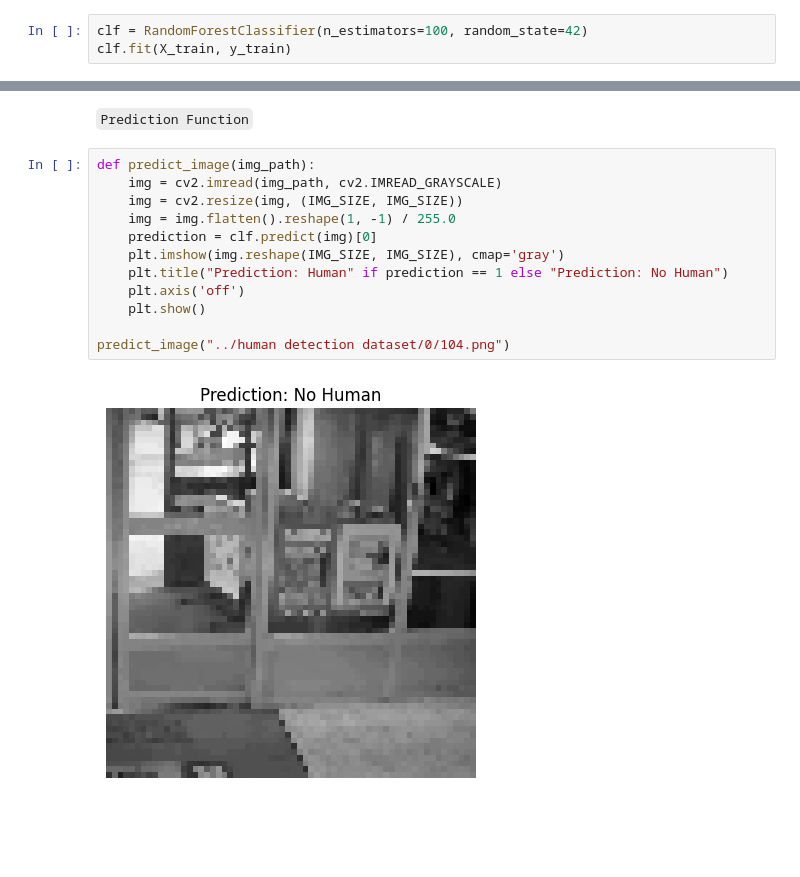
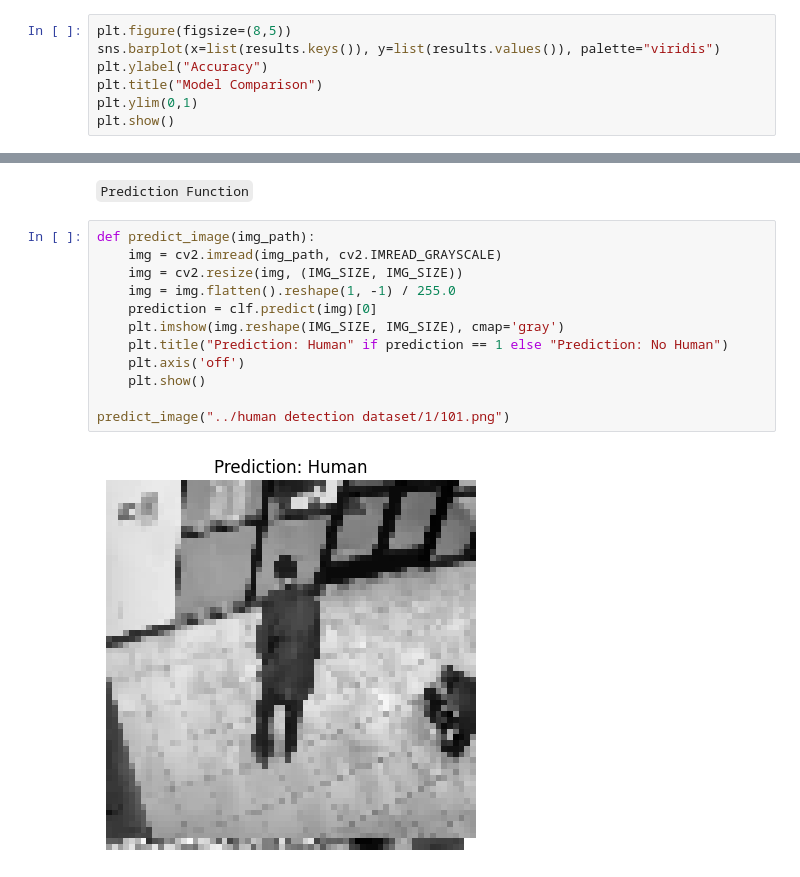
Before and after one commit to Tanish-Sarkar/Human-Presence-Detection, a Jupyter notebook: Notebooks/Applied_Machine_Learning.ipynb, the cells around one changed output, grey strips where cells are left out. Cells and saved outputs as stored; diff of their text form; blank space fills up the shorter version.

```diff
--- a/Notebooks/Applied_Machine_Learning.ipynb
+++ b/Notebooks/Applied_Machine_Learning.ipynb
@@ -69,4 +116,8 @@ X_train, X_test, y_train, y_test = train_test_split(
 # %%
-clf = RandomForestClassifier(n_estimators=100, random_state=42)
-clf.fit(X_train, y_train)
+plt.figure(figsize=(8,5))
+sns.barplot(x=list(results.keys()), y=list(results.values()), palette="viridis")
+plt.ylabel("Accuracy")
+plt.title("Model Comparison")
+plt.ylim(0,1)
+plt.show()
 # %% [output]
@@ -127,14 +159,14 @@ plt.show()
 # %%
 def predict_image(img_path):
     img = cv2.imread(img_path, cv2.IMREAD_GRAYSCALE)
     img = cv2.resize(img, (IMG_SIZE, IMG_SIZE))
     img = img.flatten().reshape(1, -1) / 255.0
     prediction = clf.predict(img)[0]
     plt.imshow(img.reshape(IMG_SIZE, IMG_SIZE), cmap='gray')
     plt.title("Prediction: Human" if prediction == 1 else "Prediction: No Human")
     plt.axis('off')
     plt.show()
 
-predict_image("../human detection dataset/0/104.png")
+predict_image("../human detection dataset/1/101.png")
 # %% [output]
-[figure, old version]
+[figure, new version]
```
Also changed, not shown: parts of 15 cells of this notebook, 1 other file.
